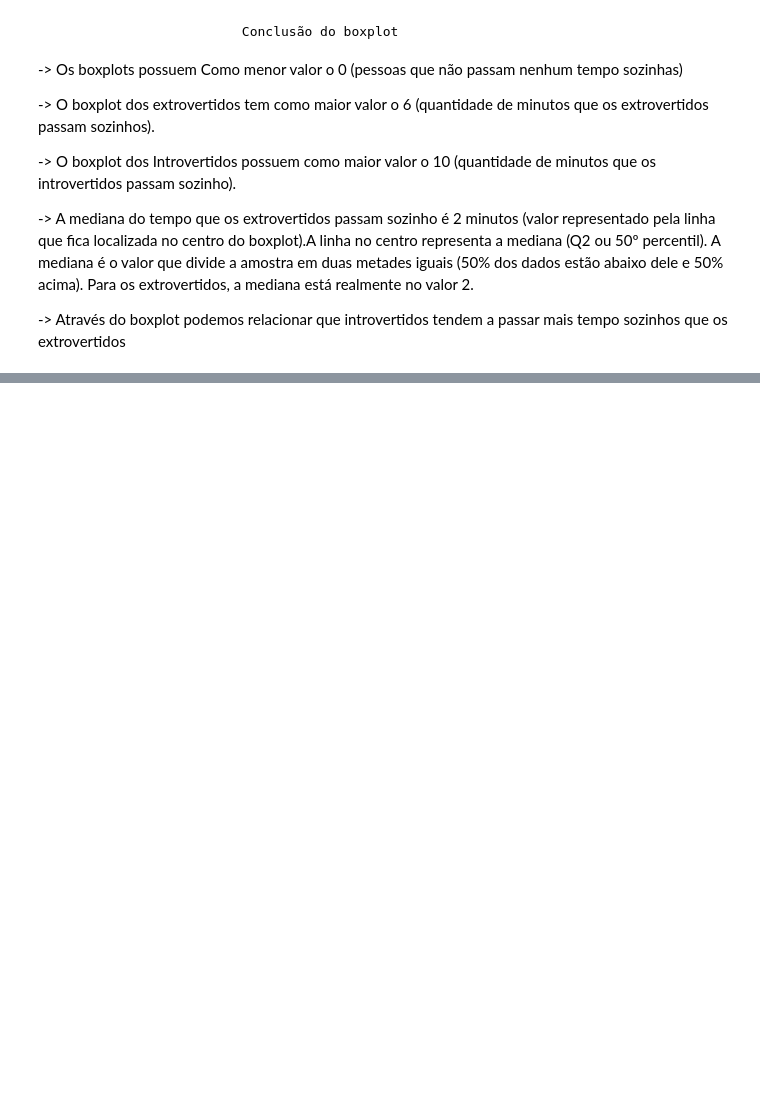
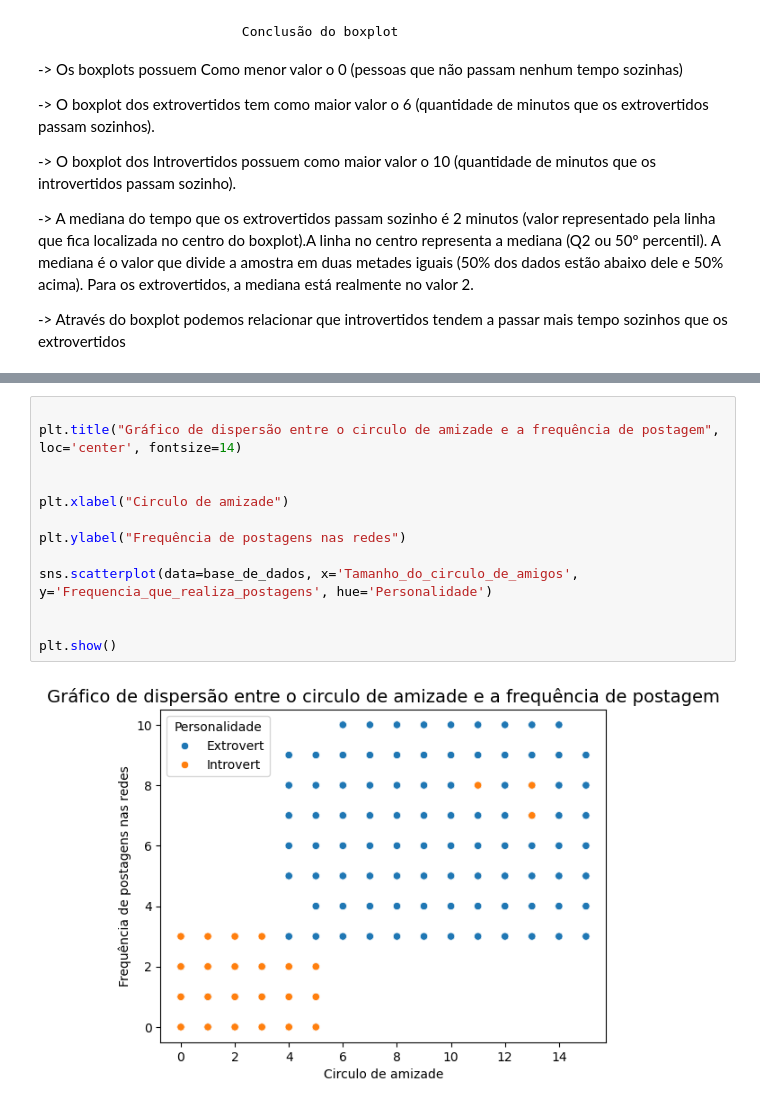
Before and after one commit to caikedomingues/An-lise-de-dados-sobre-comportamento-extrovertido-vs-introvertido, a Jupyter notebook: Analise.ipynb, the cells around one changed output, grey strips where cells are left out. Cells and saved outputs as stored; diff of their text form; blank space fills up the shorter version.

Commit message:
criação do gráfico scatterplot

```diff
--- a/Analise.ipynb
+++ b/Analise.ipynb
@@ -282,0 +301,15 @@ plt.show()
+# %%
+
+plt.title("Gráfico de dispersão entre o circulo de amizade e a frequência de postagem", loc='center', fontsize=14)
+
+
+plt.xlabel("Circulo de amizade")
+
+plt.ylabel("Frequência de postagens nas redes")
+
+sns.scatterplot(data=base_de_dados, x='Tamanho_do_circulo_de_amigos', y='Frequencia_que_realiza_postagens', hue='Personalidade')
+
+
+plt.show()
+# %% [output]
+[figure, added]
```
Also changed, not shown: parts of 4 cells of this notebook.
